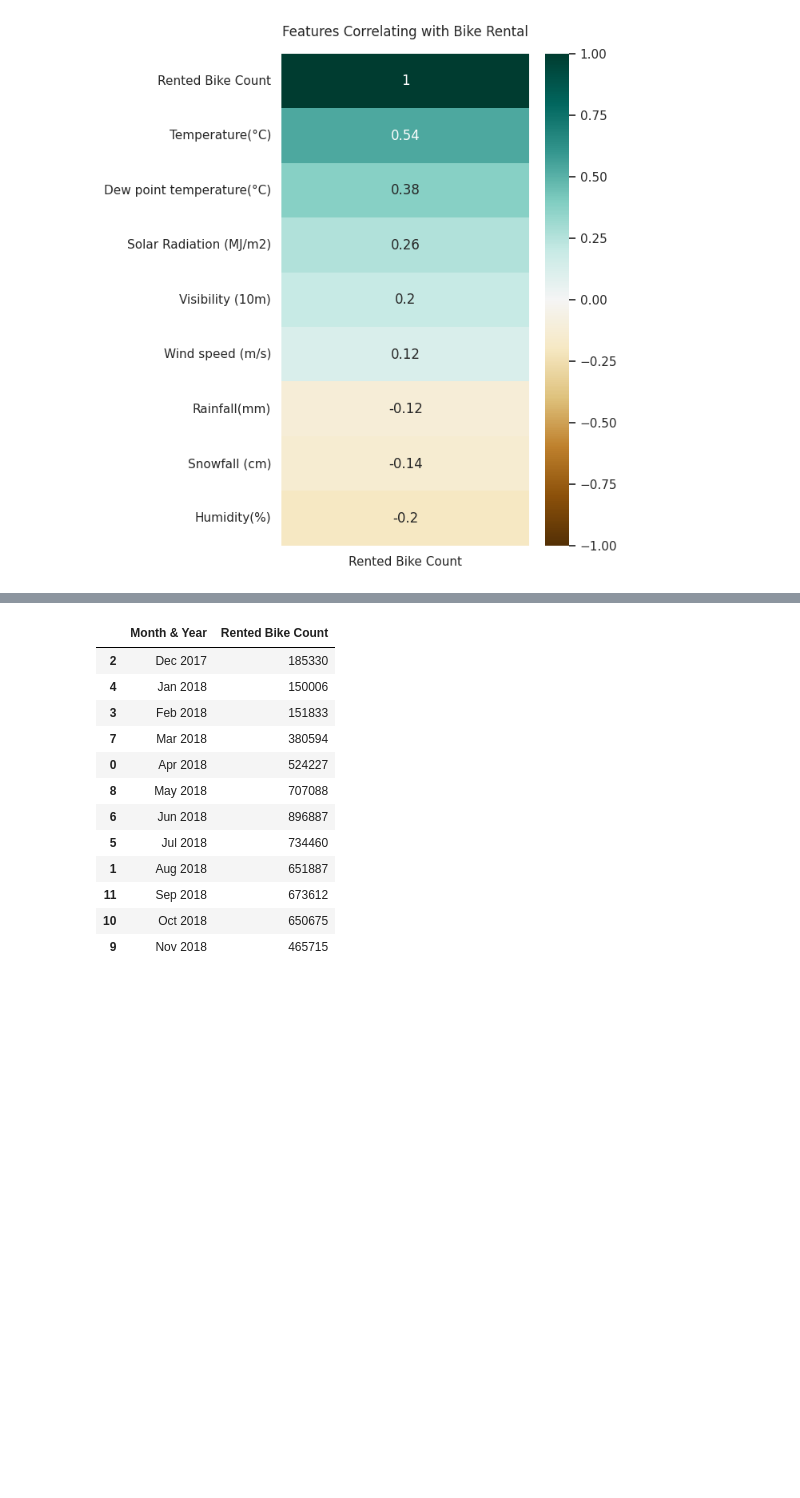
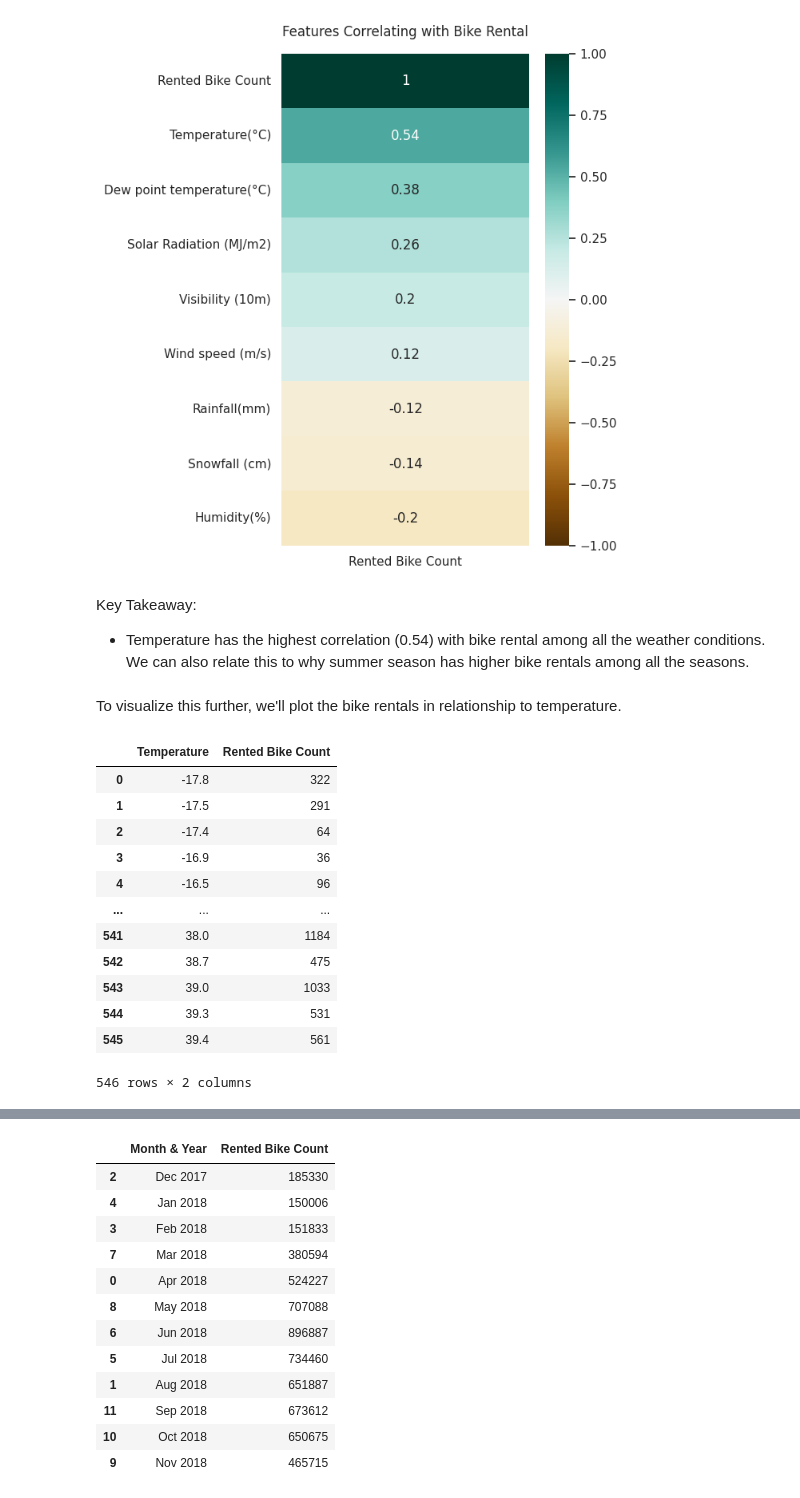
Before and after one commit to patricia-amos/Portfolio, a Jupyter notebook: Seoul_Bike.ipynb, the cells around one changed output, grey strips where cells are left out. Saved outputs shown, nothing was run; the diff lists cells and outputs as text; code cells hidden in the pictures; blank space fills up the shorter version.

```diff
--- a/Seoul_Bike.ipynb
+++ b/Seoul_Bike.ipynb
@@ -396,3 +416,28 @@ heatmap = sns.heatmap((main_data.drop(['Date','Hour', 'Seasons', 'Holiday', 'Fun
 heatmap.set_title('Features Correlating with Bike Rental', fontdict={'fontsize':12}, pad=16);
 # %% [output]
 [figure]
+# %% [markdown]
+Key Takeaway:
+*   Temperature has the highest correlation (0.54) with bike rental among all the weather conditions. We can also relate this to why summer season has higher bike rentals among all the seasons.
+# %% [markdown]
+To visualize this further, we'll plot the bike rentals in relationship to temperature.
+# %%
+#Creating a table that sums up bike rentals based on temperature
+
+temperature_rental = pd.pivot_table(main_data, index = 'Temperature(°C)', values='Rented Bike Count', aggfunc='sum', fill_value=0).reset_index().rename_axis(None, axis=1)
+temperature_rental.rename(columns = {'Temperature(°C)':'Temperature'}, inplace = True)
+temperature_rental
+# %% [output]
+|  | Temperature | Rented Bike Count |
+| 0 | -17.8 | 322 |
+| 1 | -17.5 | 291 |
+| 2 | -17.4 | 64 |
+| 3 | -16.9 | 36 |
+| 4 | -16.5 | 96 |
+| ... | ... | ... |
+| 541 | 38.0 | 1184 |
+| 542 | 38.7 | 475 |
+| 543 | 39.0 | 1033 |
+| 544 | 39.3 | 531 |
+| 545 | 39.4 | 561 |
+546 rows × 2 columns
```
Also changed, not shown: parts of 14 cells of this notebook.
